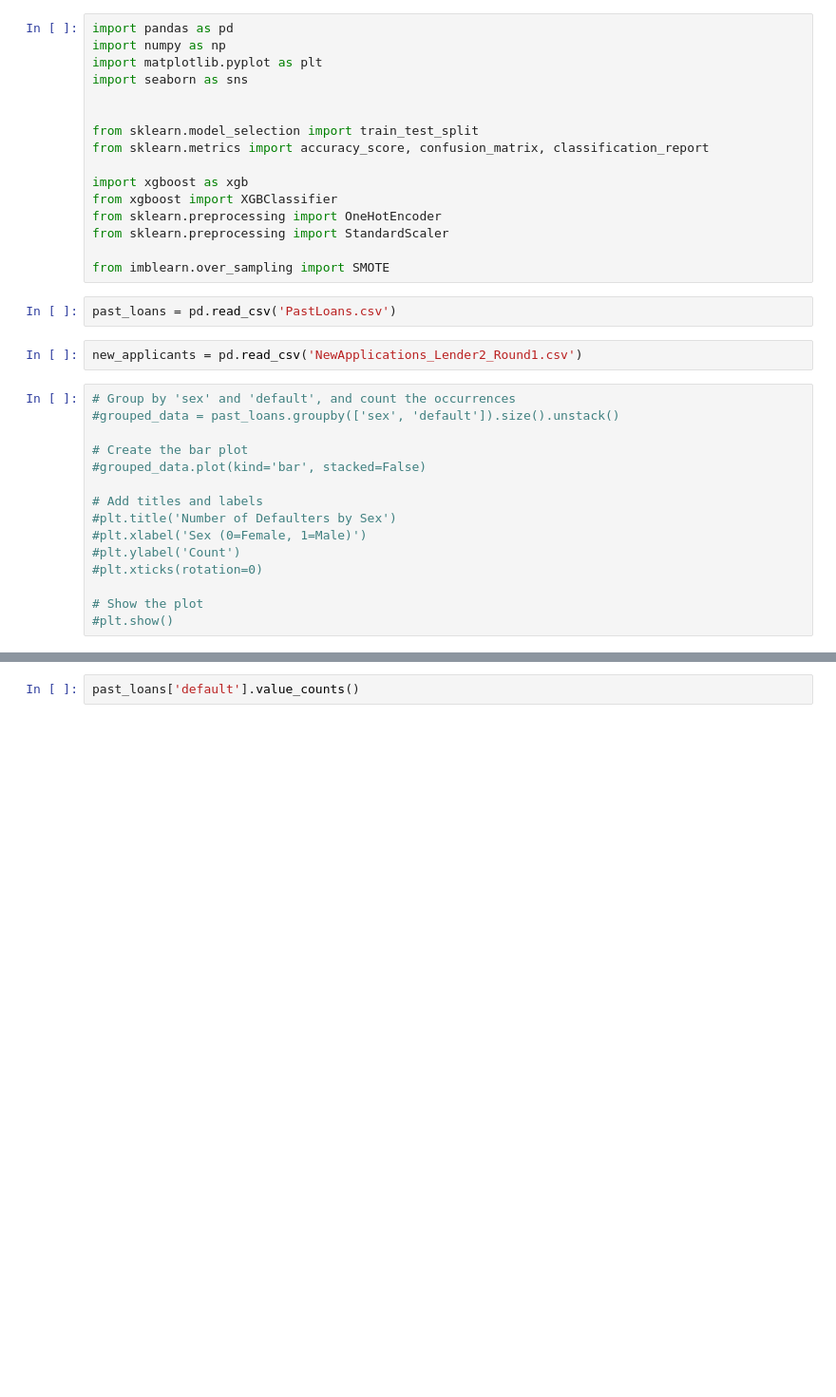
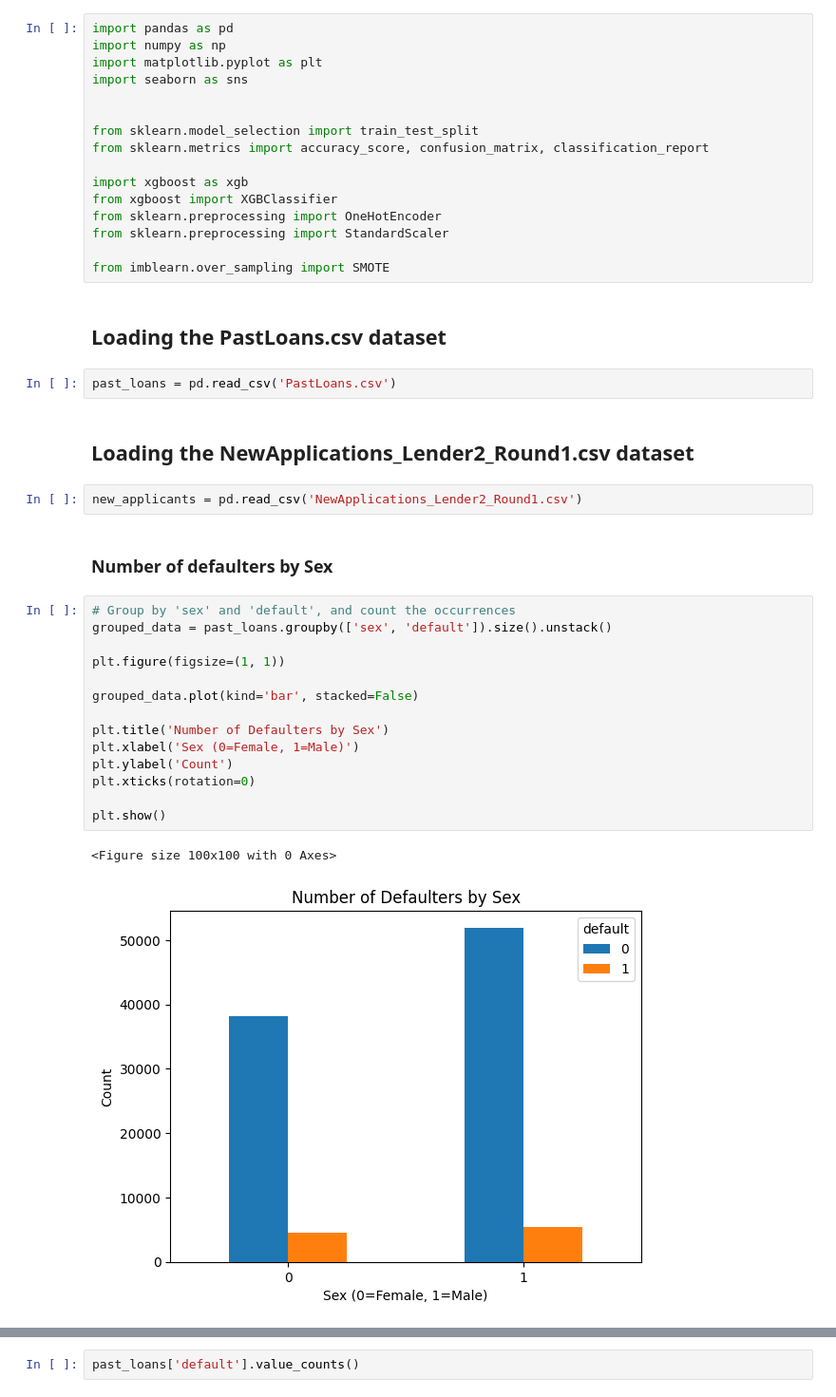
Before and after one commit to Gaspard0302/Lending_game, a Jupyter notebook: tess_code.ipynb, the cells around one changed output, grey strips where cells are left out. Shown at 95% size. Cells and saved outputs as stored; diff of their text form; blank space fills up the shorter version.

```diff
--- a/tess_code.ipynb
+++ b/tess_code.ipynb
@@ -22,22 +24,30 @@ from sklearn.preprocessing import OneHotEncoder
 from sklearn.preprocessing import StandardScaler
 
 from imblearn.over_sampling import SMOTE
+# %% [markdown]
+## Loading the PastLoans.csv dataset
 # %%
 past_loans = pd.read_csv('PastLoans.csv')
+# %% [markdown]
+## Loading the NewApplications_Lender2_Round1.csv dataset
 # %%
 new_applicants = pd.read_csv('NewApplications_Lender2_Round1.csv')
+# %% [markdown]
+### Number of defaulters by Sex
 # %%
 # Group by 'sex' and 'default', and count the occurrences
-#grouped_data = past_loans.groupby(['sex', 'default']).size().unstack()
+grouped_data = past_loans.groupby(['sex', 'default']).size().unstack()
 
-# Create the bar plot
-#grouped_data.plot(kind='bar', stacked=False)
+plt.figure(figsize=(1, 1))
 
-# Add titles and labels
-#plt.title('Number of Defaulters by Sex')
-#plt.xlabel('Sex (0=Female, 1=Male)')
-#plt.ylabel('Count')
-#plt.xticks(rotation=0)
+grouped_data.plot(kind='bar', stacked=False)
 
-# Show the plot
-#plt.show()
+plt.title('Number of Defaulters by Sex')
+plt.xlabel('Sex (0=Female, 1=Male)')
+plt.ylabel('Count')
+plt.xticks(rotation=0)
+
+plt.show()
+# %% [output]
+<Figure size 100x100 with 0 Axes>
+[figure, added]
```
Also changed, not shown: parts of 27 cells of this notebook.
